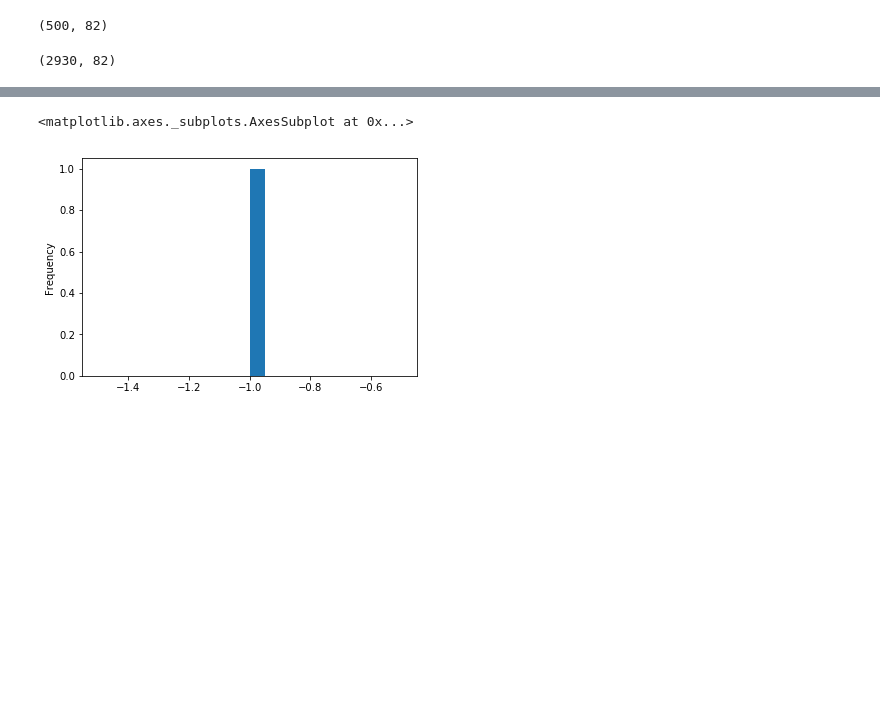
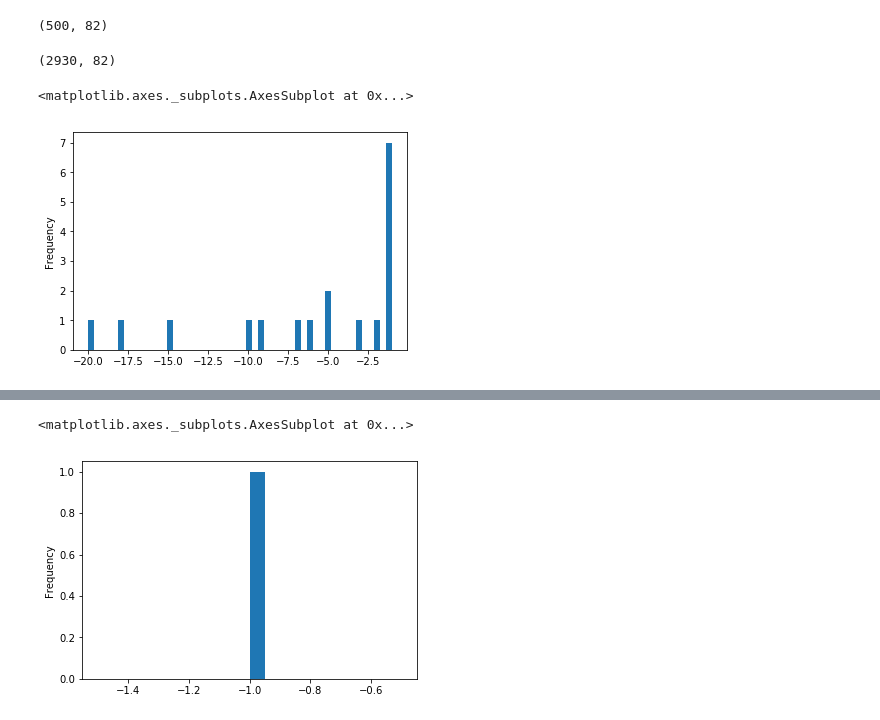
Before and after one commit to xnicolovici/machine_learning, a Jupyter notebook: notebooks/Course No 3/09. Course project/03. Part 2 - House prices/Sandbox.ipynb, the cells around one changed output, grey strips where cells are left out. Drawn from its saved outputs; the diff is of its cells as text; code cells hidden in the pictures; blank space fills up the shorter version.

```diff
--- a/notebooks/Course No 3/09. Course project/03. Part 2 - House prices/Sandbox.ipynb
+++ b/notebooks/Course No 3/09. Course project/03. Part 2 - House prices/Sandbox.ipynb
@@ -31,3 +31,11 @@ data_df.shape
 build=data_df['Year Built']
 renov=data_df['Year Remod/Add']
 sold=data_df['Yr Sold']
+garage=data_df['Garage Yr Blt']
+# %%
+data_df['garage delay'] = garage-build
+# %%
+data_df[data_df['garage delay'] < 0]['garage delay'].plot.hist(bins=50)
+# %% [output]
+<matplotlib.axes._subplots.AxesSubplot at 0x...>
+[figure, added]
```
Also changed, not shown: parts of 5 cells of this notebook, 1 other file.
